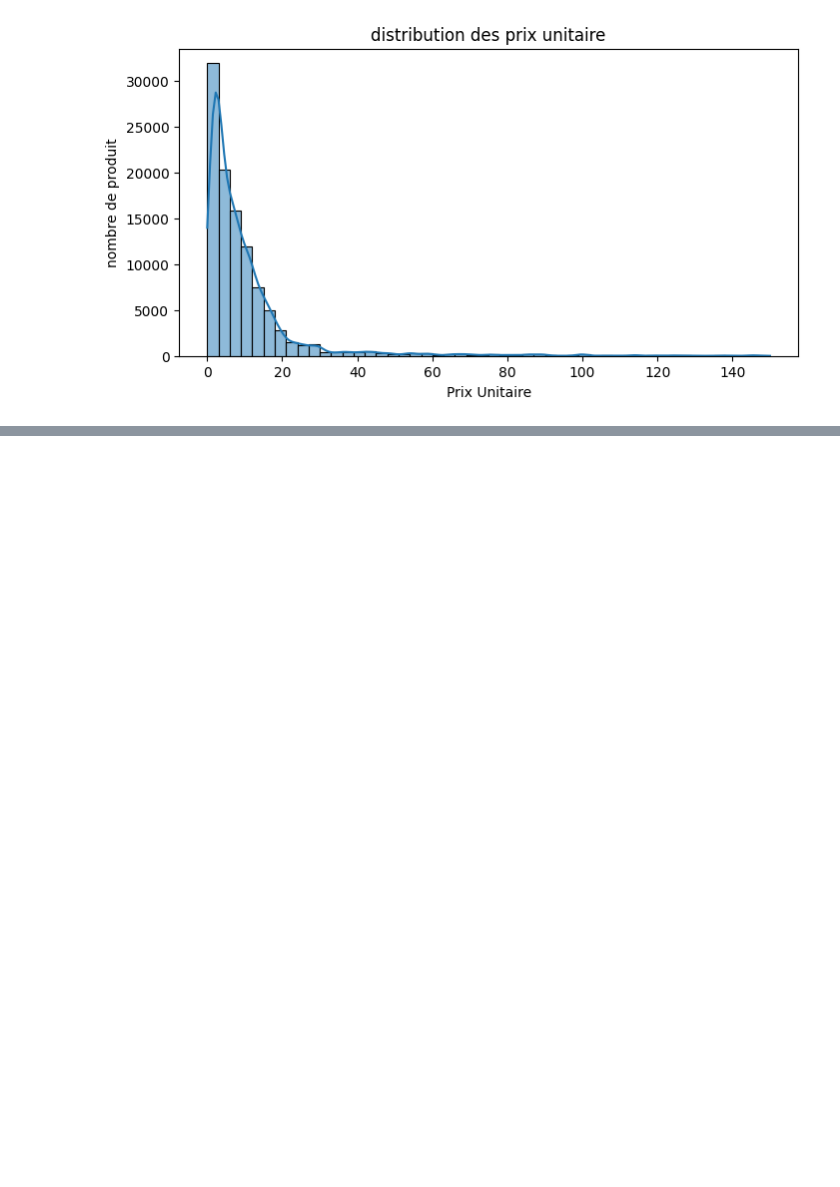
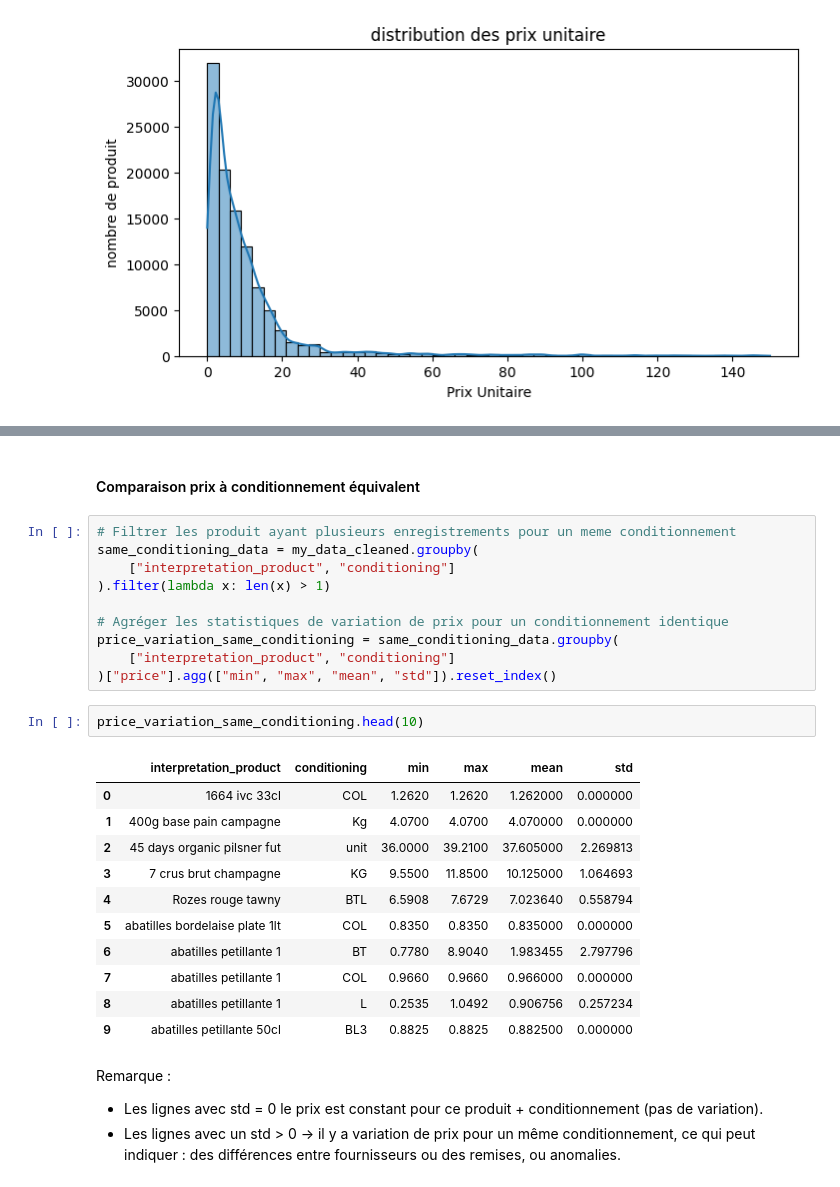
Before and after one commit to Xxxxr096/Projet-Alternance-Data, a Jupyter notebook: projet.ipynb, the cells around one changed output, grey strips where cells are left out. Drawn from its saved outputs; the diff is of its cells as text; blank space fills up the shorter version.

```diff
--- a/projet.ipynb
+++ b/projet.ipynb
@@ -161,0 +202,30 @@ plt.show()
+# %% [markdown]
+#### Comparaison prix à conditionnement équivalent
+# %%
+# Filtrer les produit ayant plusieurs enregistrements pour un meme conditionnement
+same_conditioning_data = my_data_cleaned.groupby(
+    ["interpretation_product", "conditioning"]
+).filter(lambda x: len(x) > 1)
+
+# Agréger les statistiques de variation de prix pour un conditionnement identique
+price_variation_same_conditioning = same_conditioning_data.groupby(
+    ["interpretation_product", "conditioning"]
+)["price"].agg(["min", "max", "mean", "std"]).reset_index()
+# %%
+price_variation_same_conditioning.head(10)
+# %% [output]
+|  | interpretation_product | conditioning | min | max | mean | std |
+| 0 | 1664 ivc 33cl | COL | 1.2620 | 1.2620 | 1.262000 | 0.000000 |
+| 1 | 400g base pain campagne | Kg | 4.0700 | 4.0700 | 4.070000 | 0.000000 |
+| 2 | 45 days organic pilsner fut | unit | 36.0000 | 39.2100 | 37.605000 | 2.269813 |
+| 3 | 7 crus brut champagne | KG | 9.5500 | 11.8500 | 10.125000 | 1.064693 |
+| 4 | Rozes rouge tawny | BTL | 6.5908 | 7.6729 | 7.023640 | 0.558794 |
+| 5 | abatilles bordelaise plate 1lt | COL | 0.8350 | 0.8350 | 0.835000 | 0.000000 |
+| 6 | abatilles petillante 1 | BT | 0.7780 | 8.9040 | 1.983455 | 2.797796 |
+| 7 | abatilles petillante 1 | COL | 0.9660 | 0.9660 | 0.966000 | 0.000000 |
+| 8 | abatilles petillante 1 | L | 0.2535 | 1.0492 | 0.906756 | 0.257234 |
+| 9 | abatilles petillante 50cl | BL3 | 0.8825 | 0.8825 | 0.882500 | 0.000000 |
+# %% [markdown]
+Remarque :
+- Les lignes avec std = 0 le prix est constant pour ce produit + conditionnement (pas de variation).
+- Les lignes avec un std > 0 → il y a variation de prix pour un même conditionnement, ce qui peut indiquer : des différences entre fournisseurs ou des remises, ou anomalies.
```
Also changed, not shown: parts of 8 cells of this notebook.
